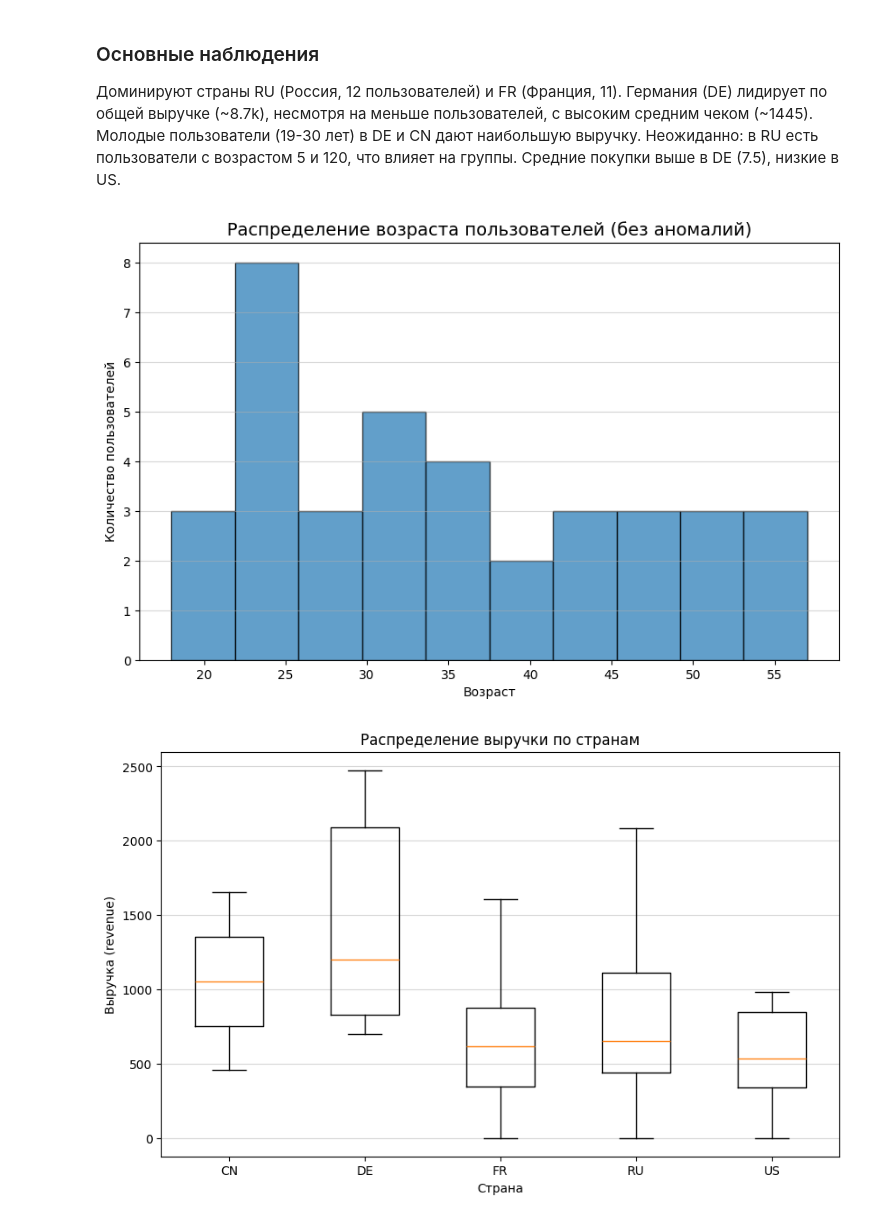
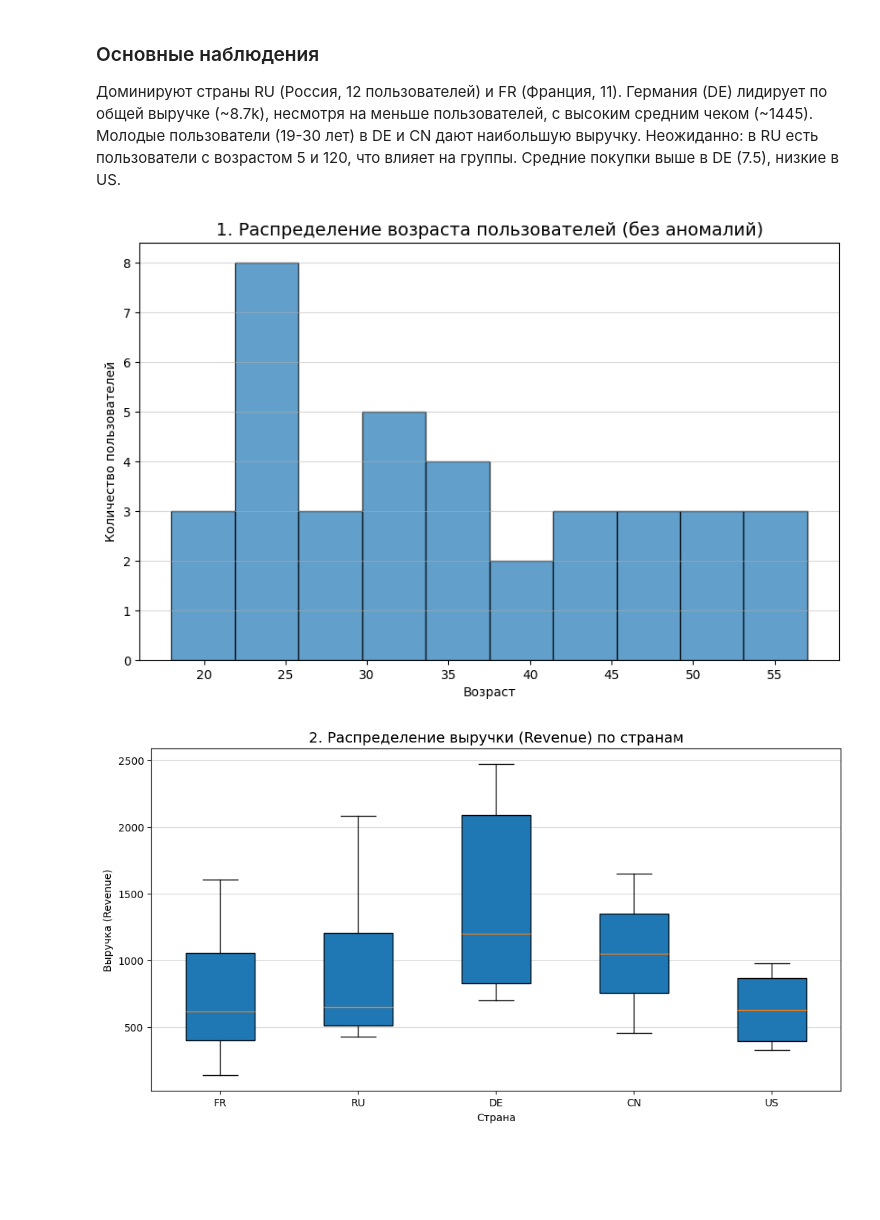
Before and after one commit to sitffi77/SIt-student-template, a Jupyter notebook: homeworks/HW02/HW02.ipynb, the cells around one changed output. Saved outputs shown, nothing was run; the diff lists cells and outputs as text; code cells hidden in the pictures; blank space fills up the shorter version.

```diff
--- a/homeworks/HW02/HW02.ipynb
+++ b/homeworks/HW02/HW02.ipynb
@@ -152,36 +152,42 @@ US      0-18                     0            NaN
 # --------------------------------------------------
 
 # 1. Гистограмма возраста (очищенная от аномалий)
+# Используем фильтр для исключения явных аномалий (<10 или >100) для более осмысленного распределения.
 plt.figure(figsize=(10,6))
-df_clean_age = df[(df['age'] >= 10) & (df['age'] <= 100)].dropna(subset=['age'])
+# Создаем копию для очистки, чтобы не менять основной DataFrame
+df_clean_age = df[(df['age'] >= 10) & (df['age'] <= 100)].dropna(subset=['age']).copy()
 plt.hist(df_clean_age['age'], bins=10, edgecolor='black', alpha=0.7)
-plt.title('Распределение возраста пользователей (без аномалий)', fontsize=14)
+plt.title('1. Распределение возраста пользователей (без аномалий)', fontsize=14)
 plt.xlabel('Возраст')
 plt.ylabel('Количество пользователей')
 plt.grid(axis='y', alpha=0.5)
+# Обязательное сохранение одного из графиков
 plt.savefig('figures/age_histogram.png', dpi=200, bbox_inches='tight')
 plt.show()
 
 # Что показано: Распределение возраста пользователей после удаления аномалий (<10 или >100).
 # Выводы: Пик в 20-30 лет, пользователи в основном молодые и средний возраст.
 # %% [output]
-[figure, old version]
+[figure, new version]
 # %%
 # 2. Boxplot revenue по странам
-plt.figure(figsize=(10,6))
-countries = sorted(df['country'].unique())
-data_box = [df[df['country'] == c]['revenue'] for c in countries]
-plt.boxplot(data_box, labels=countries)
-plt.title('Распределение выручки по странам')
+plt.figure(figsize=(12, 6))
+# Очищаем данные от аномалий: purchases >= 0 и revenue > 0 для корректной оценки распределения выручки.
+df_clean_rev = df[(df['purchases'] >= 0) & (df['revenue'] > 0)].copy()
+
+country_list = df_clean_rev['country'].unique()
+data_to_plot = [df_clean_rev[df_clean_rev['country'] == country]['revenue'] for country in country_list]
+
+plt.boxplot(data_to_plot, labels=country_list, vert=True, patch_artist=True)
+plt.title('2. Распределение выручки (Revenue) по странам', fontsize=14)
 plt.xlabel('Страна')
-plt.ylabel('Выручка (revenue)')
+plt.ylabel('Выручка (Revenue)')
 plt.grid(axis='y', alpha=0.5)
-plt.savefig('figures/revenue_by_country_boxplot.png', dpi=200, bbox_inches='tight')
 plt.show()
 
 # Что показано: Ящики с усами для выручки по каждой стране.
 # Выводы: DE имеет наибольший разброс и высокие значения, RU и FR — средние, с выбросами в DE и CN.
 # %% [output]
-[figure, old version]
+[figure, new version]
 # %%
 # 3. Scatter plot: purchases vs revenue с цветом по странам
```
Also changed, not shown: parts of 1 cell of this notebook, 1 other file.
